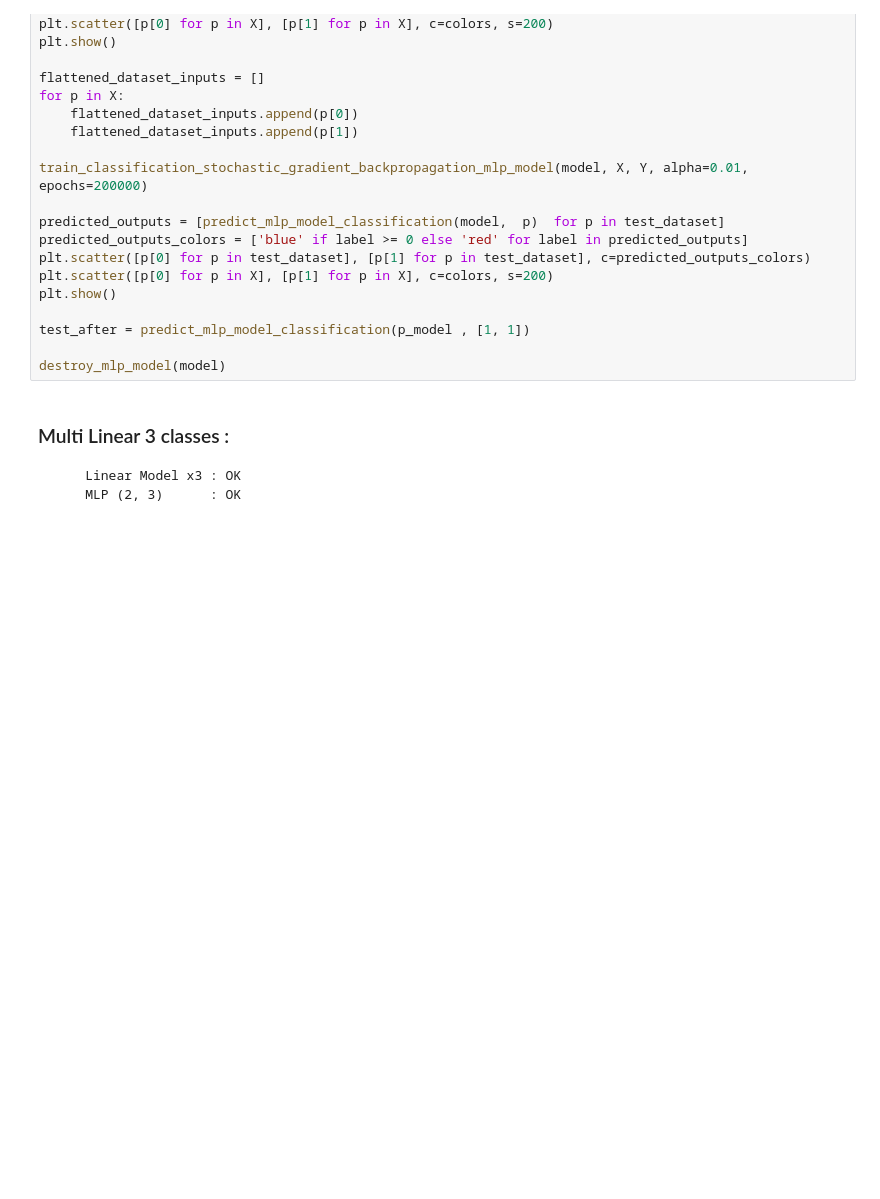
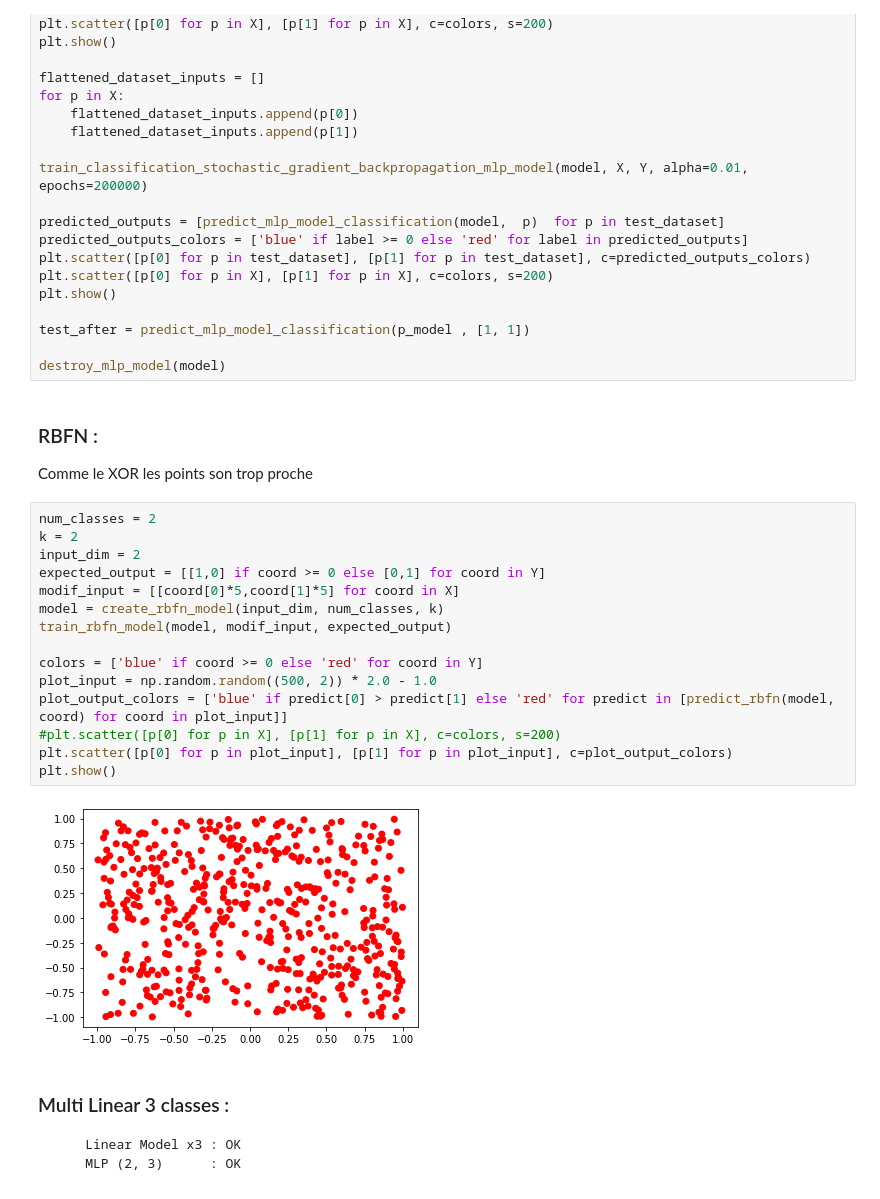
Before and after one commit to Levorilh/ml_python, a Jupyter notebook: Notebook___CAS_DE_TESTS.ipynb, the cells around one changed output. Cells and saved outputs as stored; diff of their text form; blank space fills up the shorter version.

```diff
--- a/Notebook___CAS_DE_TESTS.ipynb
+++ b/Notebook___CAS_DE_TESTS.ipynb
@@ -670,6 +626,26 @@ plt.show()
 test_after = predict_mlp_model_classification(p_model , [1, 1])
 
 destroy_mlp_model(model)
+# %% [markdown]
+### RBFN :
+Comme le XOR les points son trop proche
+# %%
+num_classes = 2
+k = 2
+input_dim = 2
+expected_output = [[1,0] if coord >= 0 else [0,1] for coord in Y]
+modif_input = [[coord[0]*5,coord[1]*5] for coord in X]
+model = create_rbfn_model(input_dim, num_classes, k)
+train_rbfn_model(model, modif_input, expected_output)
+
+colors = ['blue' if coord >= 0 else 'red' for coord in Y]
+plot_input = np.random.random((500, 2)) * 2.0 - 1.0
+plot_output_colors = ['blue' if predict[0] > predict[1] else 'red' for predict in [predict_rbfn(model, coord) for coord in plot_input]]
+#plt.scatter([p[0] for p in X], [p[1] for p in X], c=colors, s=200)
+plt.scatter([p[0] for p in plot_input], [p[1] for p in plot_input], c=plot_output_colors)
+plt.show()
+# %% [output]
+[figure, added]
 # %% [markdown]
 ### Multi Linear 3 classes :
         Linear Model x3 : OK
```
Also changed, not shown: parts of 7 cells of this notebook.
